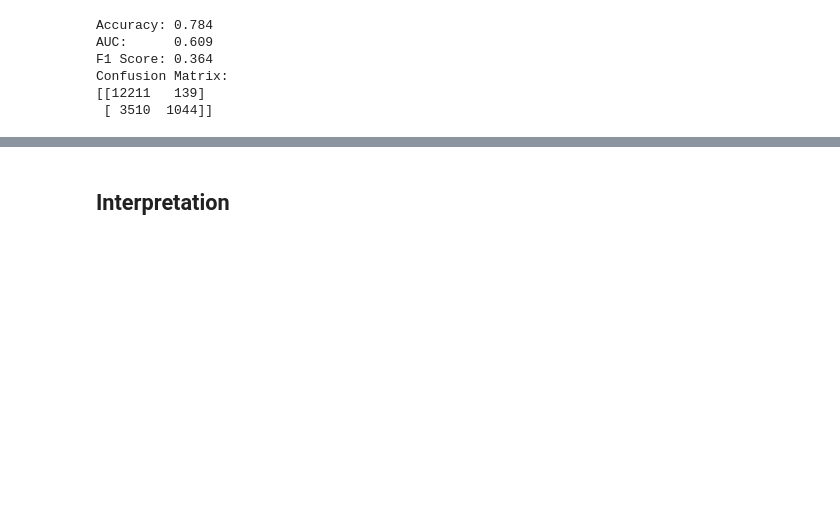
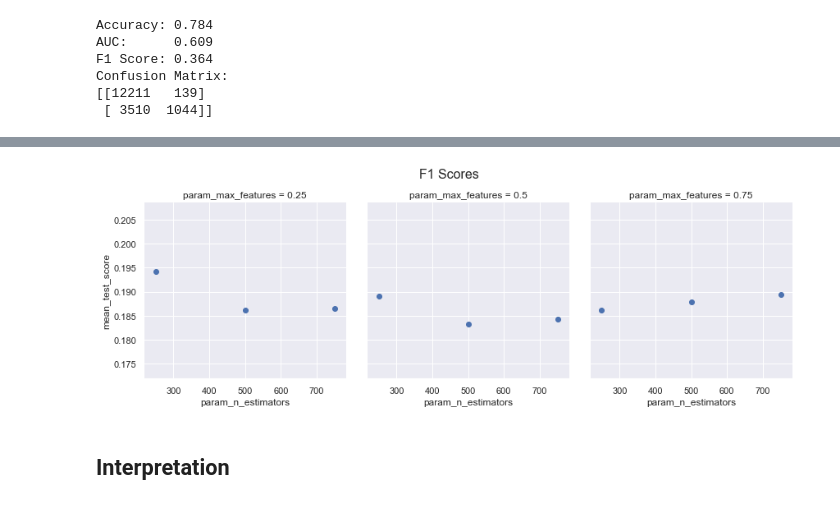
Before and after one commit to alvinjeffery/Bios8366_project, a Jupyter notebook: code/machine_learning.ipynb, the cells around one changed output, grey strips where cells are left out. Drawn from its saved outputs; the diff is of its cells as text; code cells hidden in the pictures; blank space fills up the shorter version.

Commit message:
rf grid search done

```diff
--- a/code/machine_learning.ipynb
+++ b/code/machine_learning.ipynb
@@ -229,0 +232,15 @@ Confusion Matrix:
+# %%
+max_features = [0.25, 0.5, 0.75]
+n_estimators = [250, 500, 750]
+
+parameter_grid = {'max_features': max_features,
+                  'n_estimators': n_estimators}
+# %%
+rf = RandomForestClassifier(random_state=42)
+rf_cv = model_selection.GridSearchCV(estimator=rf,
+                                      cv=5,
+                                      n_jobs=3,
+                                      param_grid=parameter_grid,
+                                      scoring=make_scorer(f1_score))
+
+rf_cv.fit(X_train, y_train)
@@ -229,0 +297,4 @@ Confusion Matrix:
+# %%
+df0 = pd.DataFrame(rf_cv.cv_results_)
+df = df0[['param_max_features', 'param_n_estimators', 'mean_test_score']]
+df.head()
@@ -230,3 +308,11 @@ Confusion Matrix:
+# %%
+g = sns.FacetGrid(df, col='param_max_features',
+                  col_wrap=3, height=4)
+g = (g.map(plt.scatter, 'param_n_estimators', 'mean_test_score')
+      .add_legend()
+      .fig.suptitle('F1 Scores', y=1.05, fontsize=16))
+# %% [output]
+[figure, added]
 # %% [markdown]
 ## Interpretation
 # %%
```
Also changed, not shown: parts of 6 cells of this notebook.
